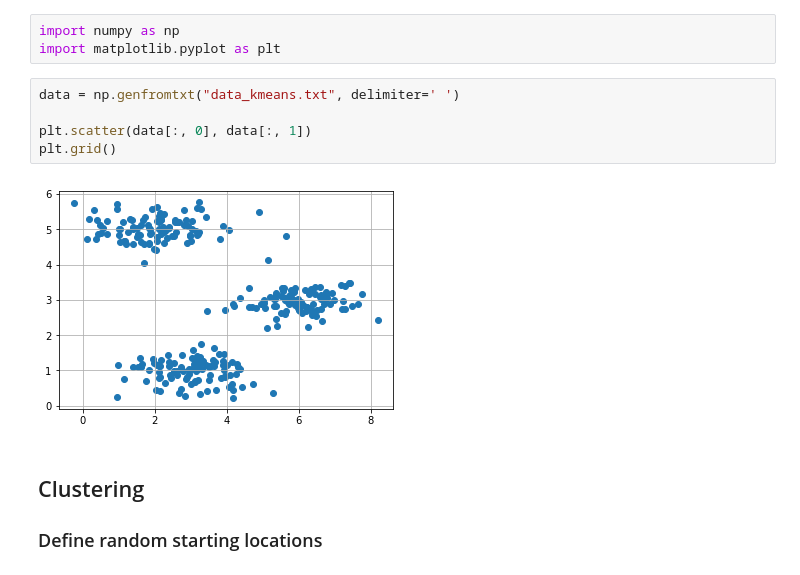
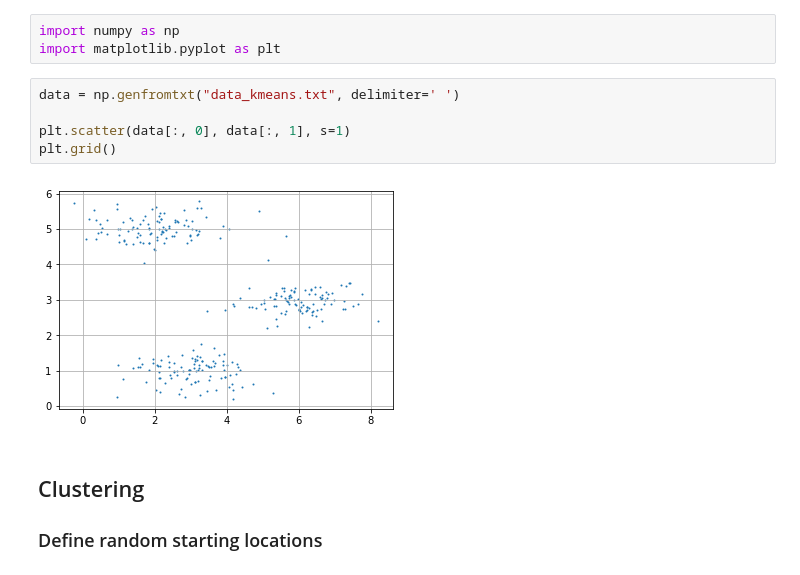
Before and after one commit to AntoineCremel/ING4Files, a Jupyter notebook: machineLearning/week7/Assignment7.ipynb, the cells around one changed output. Saved outputs shown, nothing was run; the diff lists cells and outputs as text.

```diff
--- a/machineLearning/week7/Assignment7.ipynb
+++ b/machineLearning/week7/Assignment7.ipynb
@@ -11,10 +11,10 @@ import matplotlib.pyplot as plt
 # %%
 data = np.genfromtxt("data_kmeans.txt", delimiter=' ')
 
-plt.scatter(data[:, 0], data[:, 1])
+plt.scatter(data[:, 0], data[:, 1], s=1)
 plt.grid()
 # %% [output]
-[figure, old version]
+[figure, new version]
 # %% [markdown]
 ## Clustering
 
```
Also changed, not shown: parts of 10 cells of this notebook.
